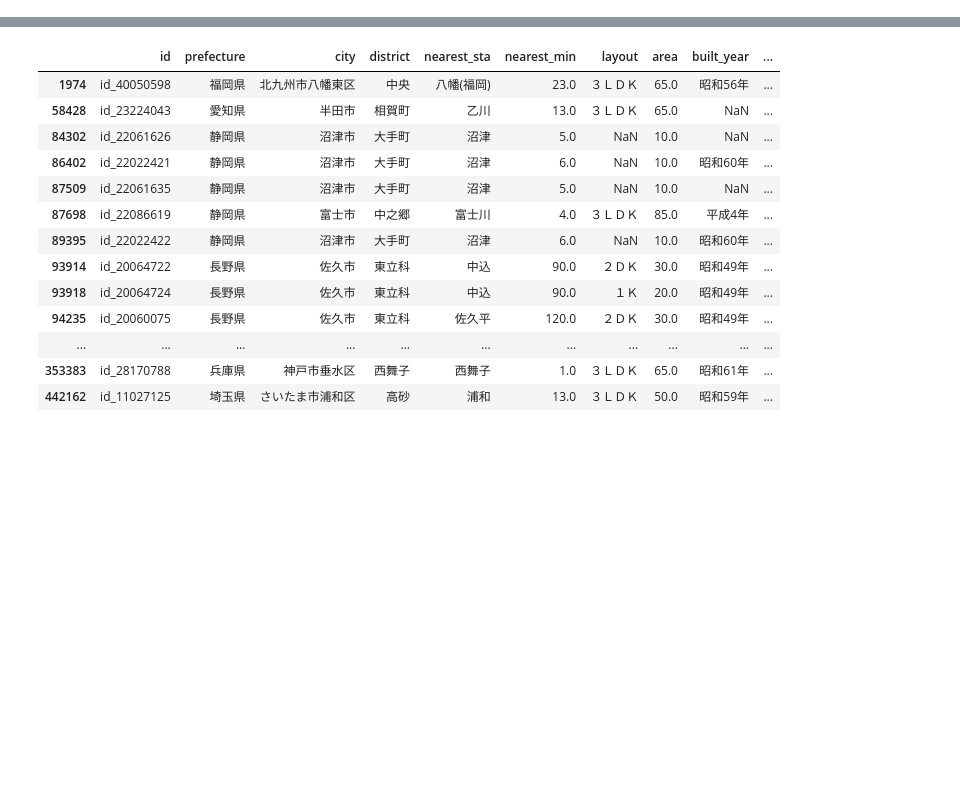
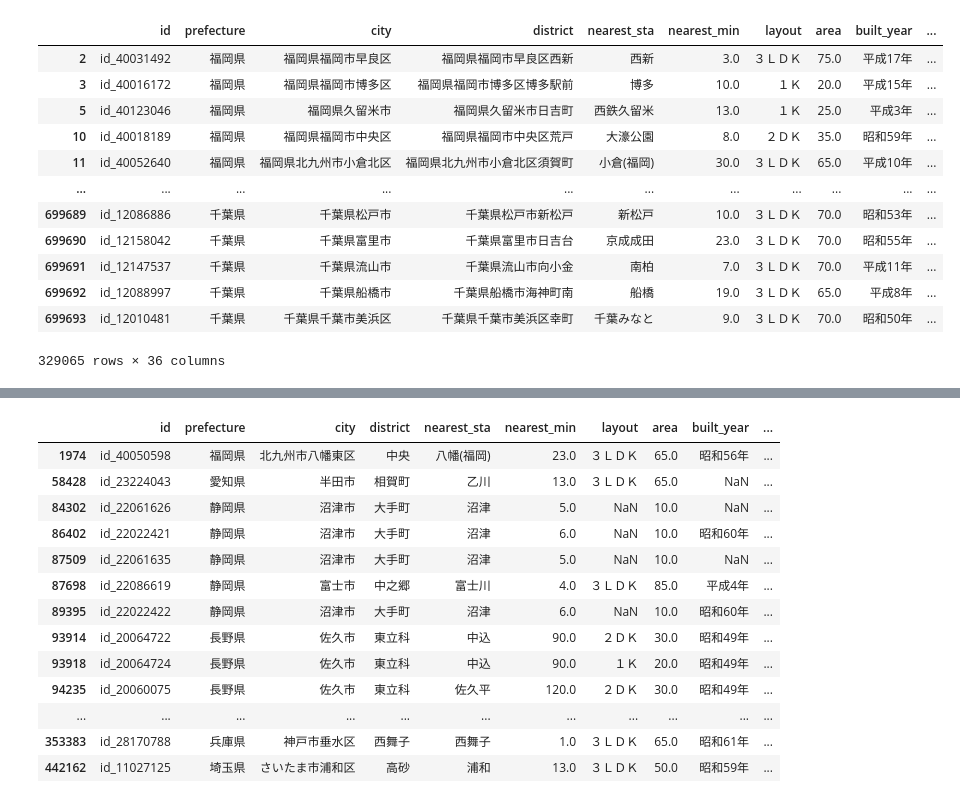
Before and after one commit to habroptilus/ds-monorepo, a Jupyter notebook: projects/house_price/eda.ipynb, the cells around one changed output, grey strips where cells are left out. Saved outputs shown, nothing was run; the diff lists cells and outputs as text; code cells hidden in the pictures; blank space fills up the shorter version.

```diff
--- a/projects/house_price/eda.ipynb
+++ b/projects/house_price/eda.ipynb
@@ -20,0 +21,16 @@ train
+# %%
+train[train.duplicated(keep=False,subset=["district","layout","structure","nearest_sta","nearest_min","area","built_year"])]
+# %% [output]
+|  | id | prefecture | city | district | nearest_sta | nearest_min | layout | area | built_year | ... |
+| 2 | id_40031492 | 福岡県 | 福岡県福岡市早良区 | 福岡県福岡市早良区西新 | 西新 | 3.0 | ３ＬＤＫ | 75.0 | 平成17年 | ... |
+| 3 | id_40016172 | 福岡県 | 福岡県福岡市博多区 | 福岡県福岡市博多区博多駅前 | 博多 | 10.0 | １Ｋ | 20.0 | 平成15年 | ... |
+| 5 | id_40123046 | 福岡県 | 福岡県久留米市 | 福岡県久留米市日吉町 | 西鉄久留米 | 13.0 | １Ｋ | 25.0 | 平成3年 | ... |
+| 10 | id_40018189 | 福岡県 | 福岡県福岡市中央区 | 福岡県福岡市中央区荒戸 | 大濠公園 | 8.0 | ２ＤＫ | 35.0 | 昭和59年 | ... |
+| 11 | id_40052640 | 福岡県 | 福岡県北九州市小倉北区 | 福岡県北九州市小倉北区須賀町 | 小倉(福岡) | 30.0 | ３ＬＤＫ | 65.0 | 平成10年 | ... |
+| ... | ... | ... | ... | ... | ... | ... | ... | ... | ... | ... |
+| 699689 | id_12086886 | 千葉県 | 千葉県松戸市 | 千葉県松戸市新松戸 | 新松戸 | 10.0 | ３ＬＤＫ | 70.0 | 昭和53年 | ... |
+| 699690 | id_12158042 | 千葉県 | 千葉県富里市 | 千葉県富里市日吉台 | 京成成田 | 23.0 | ３ＬＤＫ | 70.0 | 昭和55年 | ... |
+| 699691 | id_12147537 | 千葉県 | 千葉県流山市 | 千葉県流山市向小金 | 南柏 | 7.0 | ３ＬＤＫ | 70.0 | 平成11年 | ... |
+| 699692 | id_12088997 | 千葉県 | 千葉県船橋市 | 千葉県船橋市海神町南 | 船橋 | 19.0 | ３ＬＤＫ | 65.0 | 平成8年 | ... |
+| 699693 | id_12010481 | 千葉県 | 千葉県千葉市美浜区 | 千葉県千葉市美浜区幸町 | 千葉みなと | 9.0 | ３ＬＤＫ | 70.0 | 昭和50年 | ... |
+329065 rows × 36 columns
```
Also changed, not shown: parts of 5 cells of this notebook, 10 other files.
